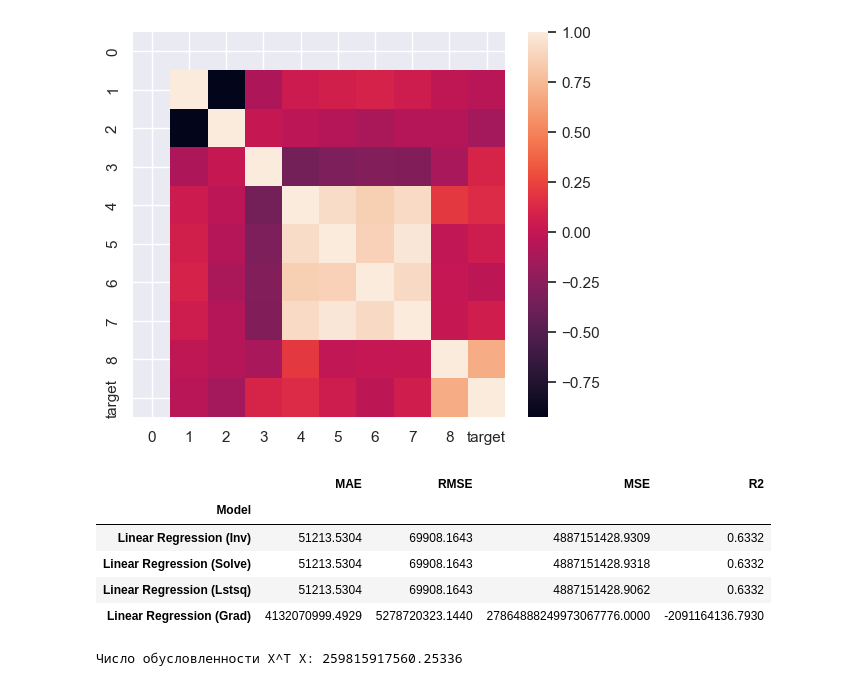
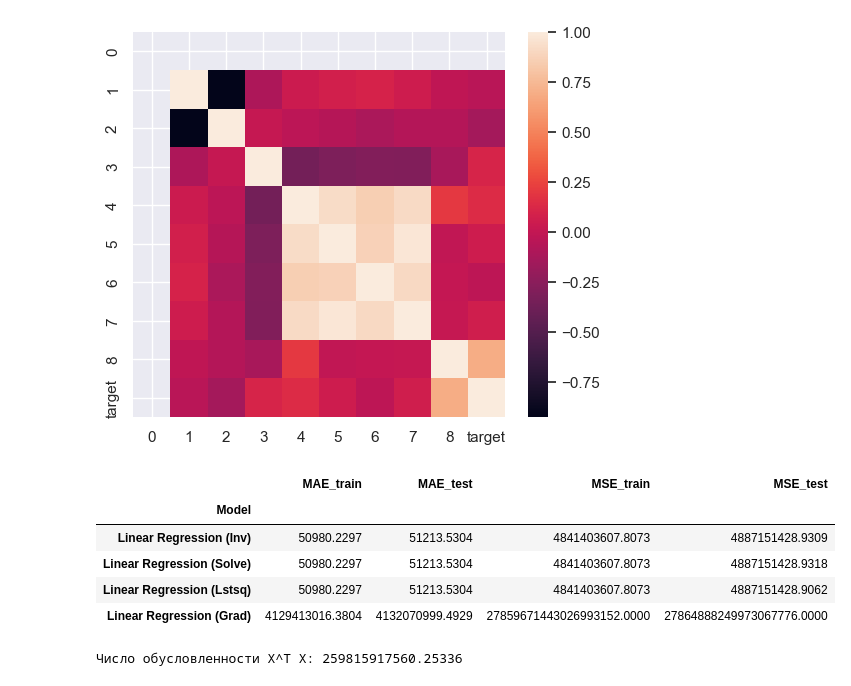
Before and after one commit to EgorAndrik/numerical-analysis-labs, a Jupyter notebook: CVW1.ipynb, the cells around one changed output. Cells and saved outputs as stored; diff of their text form; code cells hidden in the pictures.

```diff
--- a/CVW1.ipynb
+++ b/CVW1.ipynb
@@ -128,7 +132,7 @@ data.describe()
 | 75% | -118.010000 | 37.710000 | 37.000000 | 3148.000000 | 647.000000 | 1725.000000 | 605.000000 | ... |
 | max | -114.310000 | 41.950000 | 52.000000 | 39320.000000 | 6445.000000 | 35682.000000 | 6082.000000 | ... |
 # %%
-data.fillna(data.median(), inplace=True)
+data.fillna(data.median().astype(int), inplace=True)
 # %% [output]
 |  | longitude | latitude | housing_median_age | total_rooms | total_bedrooms | population | households | ... |
 | 0 | -122.23 | 37.88 | 41 | 880 | 129.0 | 322 | 126 | ... |
@@ -237,20 +299,21 @@ def mean_squared_error(y_true, y_pred):
 def mean_absolute_error(y_true, y_pred):
     return np.mean(np.abs(y_true - y_pred))
 # %%
-def evaluate_models(models, X_test, y_test):
+def evaluate_models(models, X_train, y_train, X_test, y_test):
     results = []
     for name, model in models.items():
-        preds = model.predict(X_test)
-        mae = mean_absolute_error(y_test, preds)
-        mse = mean_squared_error(y_test, preds)
-        rmse = mse ** 0.5
-        r2 = r2_score(y_test, preds)
+        preds_train = model.predict(X_train)
+        preds_test = model.predict(X_test)
+        mae_train = mean_absolute_error(y_train, preds_train)
+        mae_test = mean_absolute_error(y_test, preds_test)
+        mse_train = mean_squared_error(y_train, preds_train)
+        mse_test = mean_squared_error(y_test, preds_test)
         results.append({
             "Model": name,
-            "MAE": f"{mae:.4f}",
-            "RMSE": f"{rmse:.4f}",
-            "MSE": f"{mse:.4f}",
-            "R2": f"{r2:.4f}",
+            "MAE_train": f"{mae_train:.4f}",
+            "MAE_test": f"{mae_test:.4f}",
+            "MSE_train": f"{mse_train:.4f}",
+            "MSE_test": f"{mse_test:.4f}",
         })
     df = pd.DataFrame(results).set_index("Model")
     return df
@@ -512,20 +579,21 @@ lr_grad.fit(X_train_scaled, Y_train, fit_var='grad', learning_rate=0.001)
 # %%
 evaluate_models(
     {
         'Linear Regression (Inv)': lr_inv,
         'Linear Regression (Solve)': lr_solve,
         'Linear Regression (Lstsq)': lr_lstsq,
         'Linear Regression (Grad)': lr_grad
     },
+    X_train_scaled, Y_train,
     X_valid_scaled, Y_valid
 )
 # %% [output]
-|  | MAE | RMSE | MSE | R2 |
+|  | MAE_train | MAE_test | MSE_train | MSE_test |
 | Model |  |  |  |  |
-| Linear Regression (Inv) | 51213.5304 | 69908.1643 | 4887151428.9309 | 0.6332 |
-| Linear Regression (Solve) | 51213.5304 | 69908.1643 | 4887151428.9318 | 0.6332 |
-| Linear Regression (Lstsq) | 51213.5304 | 69908.1643 | 4887151428.9062 | 0.6332 |
-| Linear Regression (Grad) | 4132070999.4929 | 5278720323.1440 | 27864888249973067776.0000 | -2091164136.7930 |
+| Linear Regression (Inv) | 50980.2297 | 51213.5304 | 4841403607.8073 | 4887151428.9309 |
+| Linear Regression (Solve) | 50980.2297 | 51213.5304 | 4841403607.8073 | 4887151428.9318 |
+| Linear Regression (Lstsq) | 50980.2297 | 51213.5304 | 4841403607.8073 | 4887151428.9062 |
+| Linear Regression (Grad) | 4129413016.3804 | 4132070999.4929 | 27859671443026993152.0000 | 27864888249973067776.0000 |
 # %%
 XTX = X_train_scaled.T @ X_train_scaled
 
```
Also changed, not shown: parts of 17 cells of this notebook.
